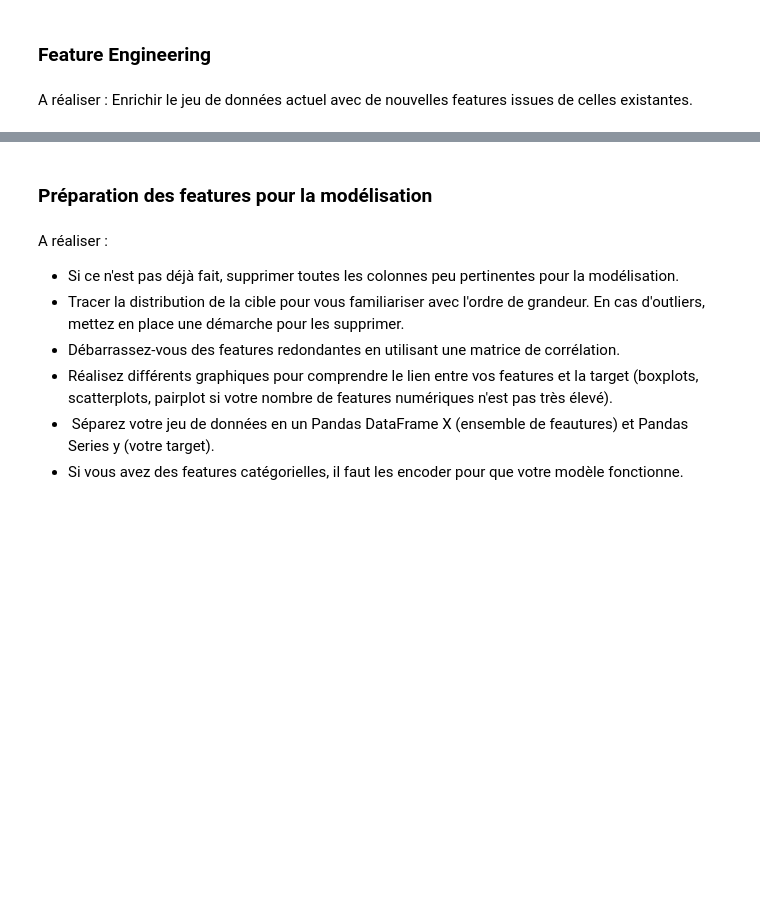
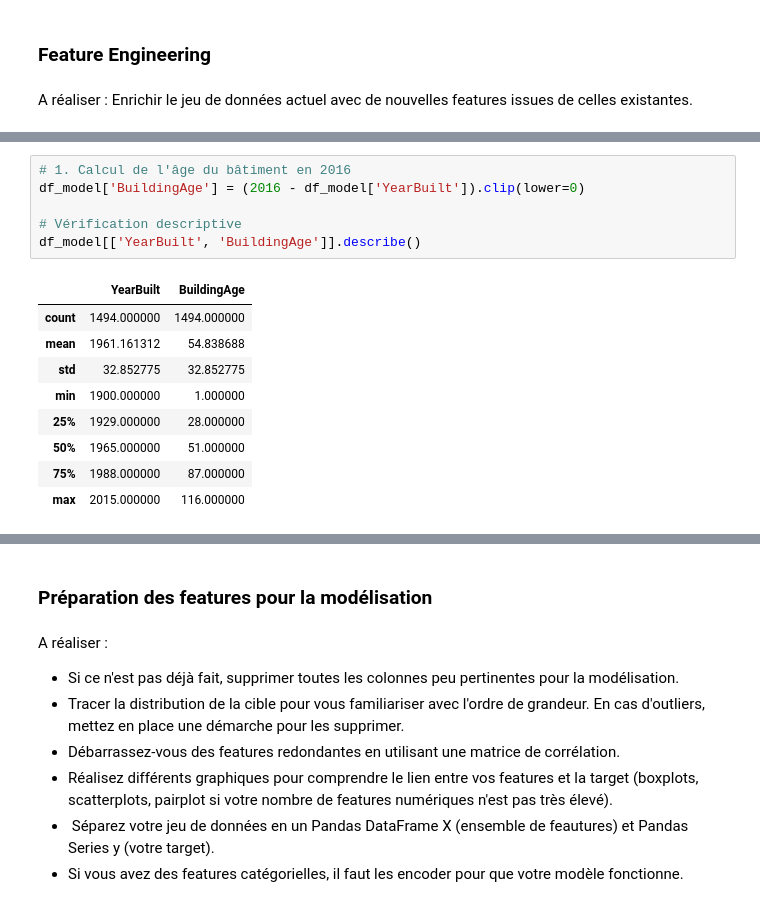
Before and after one commit to mahmoudaminfr-dotcom/seattle-building-energy-prediction, a Jupyter notebook: data/template_modelistation_supervisee.ipynb, the cells around one changed output, grey strips where cells are left out. Saved outputs shown, nothing was run; the diff lists cells and outputs as text; blank space fills up the shorter version.

```diff
--- a/data/template_modelistation_supervisee.ipynb
+++ b/data/template_modelistation_supervisee.ipynb
@@ -535,0 +600,16 @@ A réaliser : Enrichir le jeu de données actuel avec de nouvelles features issu
+# %%
+# 1. Calcul de l'âge du bâtiment en 2016
+df_model['BuildingAge'] = (2016 - df_model['YearBuilt']).clip(lower=0)
+
+# Vérification descriptive
+df_model[['YearBuilt', 'BuildingAge']].describe()
+# %% [output]
+|  | YearBuilt | BuildingAge |
+| count | 1494.000000 | 1494.000000 |
+| mean | 1961.161312 | 54.838688 |
+| std | 32.852775 | 32.852775 |
+| min | 1900.000000 | 1.000000 |
+| 25% | 1929.000000 | 28.000000 |
+| 50% | 1965.000000 | 51.000000 |
+| 75% | 1988.000000 | 87.000000 |
+| max | 2015.000000 | 116.000000 |
```
Also changed, not shown: parts of 24 cells of this notebook.
